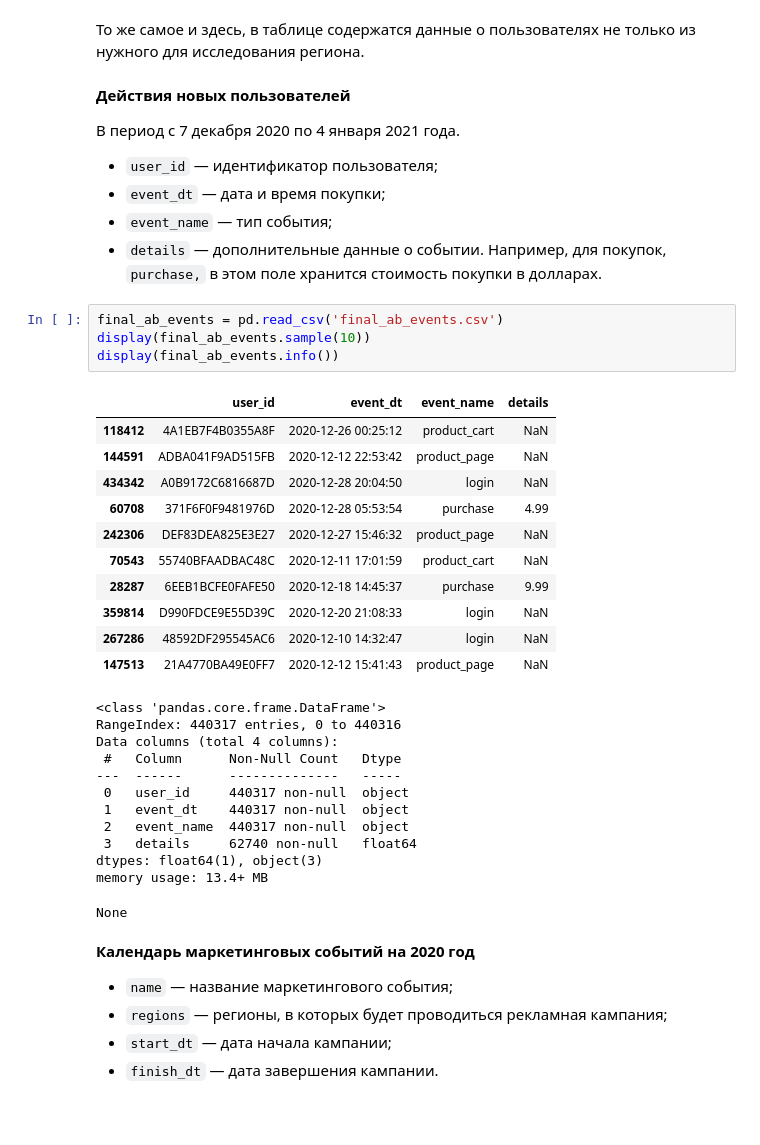
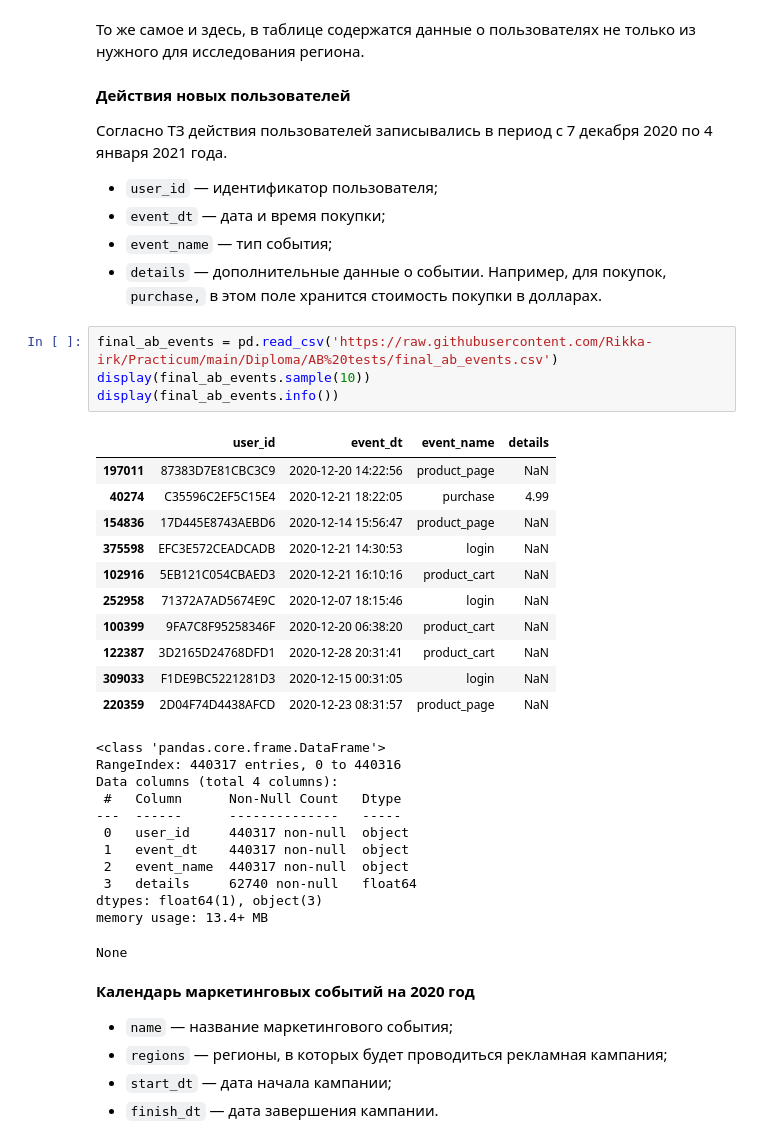
Before and after one commit to Rikka-irk/Data-Analysis, a Jupyter notebook: AB tests/AB_Tests_Analysis_RU.ipynb, the cells around one changed output. Cells and saved outputs as stored; diff of their text form; blank space fills up the shorter version.

```diff
--- a/AB tests/AB_Tests_Analysis_RU.ipynb
+++ b/AB tests/AB_Tests_Analysis_RU.ipynb
@@ -116,28 +119,28 @@ None
 # %% [markdown]
 **Действия новых пользователей**
 
-В период с 7 декабря 2020 по 4 января 2021 года.
+Согласно ТЗ действия пользователей записывались в период с 7 декабря 2020 по 4 января 2021 года.
 
 - `user_id` — идентификатор пользователя;
 - `event_dt` — дата и время покупки;
 - `event_name` — тип события;
 - `details` — дополнительные данные о событии. Например, для покупок, `purchase,` в этом поле хранится стоимость покупки в долларах.
 # %%
-final_ab_events = pd.read_csv('final_ab_events.csv')
+final_ab_events = pd.read_csv('https://raw.githubusercontent.com/Rikka-irk/Practicum/main/Diploma/AB%20tests/final_ab_events.csv')
 display(final_ab_events.sample(10))
 display(final_ab_events.info())
 # %% [output]
 |  | user_id | event_dt | event_name | details |
-| 118412 | 4A1EB7F4B0355A8F | 2020-12-26 00:25:12 | product_cart | NaN |
-| 144591 | ADBA041F9AD515FB | 2020-12-12 22:53:42 | product_page | NaN |
-| 434342 | A0B9172C6816687D | 2020-12-28 20:04:50 | login | NaN |
-| 60708 | 371F6F0F9481976D | 2020-12-28 05:53:54 | purchase | 4.99 |
-| 242306 | DEF83DEA825E3E27 | 2020-12-27 15:46:32 | product_page | NaN |
-| 70543 | 55740BFAADBAC48C | 2020-12-11 17:01:59 | product_cart | NaN |
-| 28287 | 6EEB1BCFE0FAFE50 | 2020-12-18 14:45:37 | purchase | 9.99 |
-| 359814 | D990FDCE9E55D39C | 2020-12-20 21:08:33 | login | NaN |
-| 267286 | 48592DF295545AC6 | 2020-12-10 14:32:47 | login | NaN |
-| 147513 | 21A4770BA49E0FF7 | 2020-12-12 15:41:43 | product_page | NaN |
+| 197011 | 87383D7E81CBC3C9 | 2020-12-20 14:22:56 | product_page | NaN |
+| 40274 | C35596C2EF5C15E4 | 2020-12-21 18:22:05 | purchase | 4.99 |
+| 154836 | 17D445E8743AEBD6 | 2020-12-14 15:56:47 | product_page | NaN |
+| 375598 | EFC3E572CEADCADB | 2020-12-21 14:30:53 | login | NaN |
+| 102916 | 5EB121C054CBAED3 | 2020-12-21 16:10:16 | product_cart | NaN |
+| 252958 | 71372A7AD5674E9C | 2020-12-07 18:15:46 | login | NaN |
+| 100399 | 9FA7C8F95258346F | 2020-12-20 06:38:20 | product_cart | NaN |
+| 122387 | 3D2165D24768DFD1 | 2020-12-28 20:31:41 | product_cart | NaN |
+| 309033 | F1DE9BC5221281D3 | 2020-12-15 00:31:05 | login | NaN |
+| 220359 | 2D04F74D4438AFCD | 2020-12-23 08:31:57 | product_page | NaN |
 <class 'pandas.core.frame.DataFrame'>
 RangeIndex: 440317 entries, 0 to 440316
 Data columns (total 4 columns):
```
Also changed, not shown: parts of 217 cells of this notebook.
